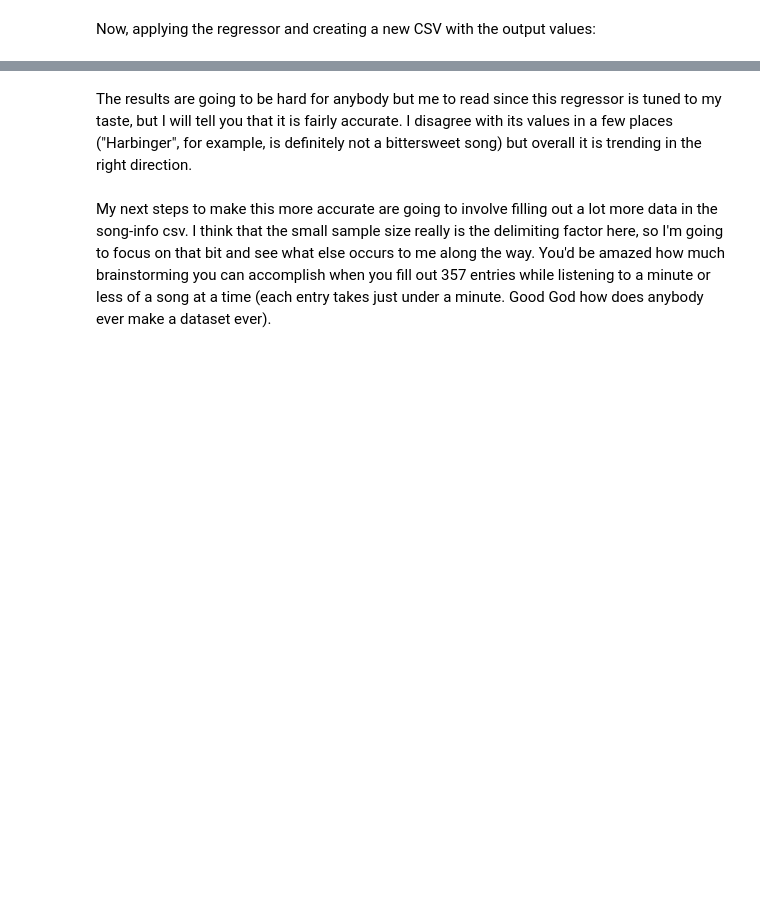
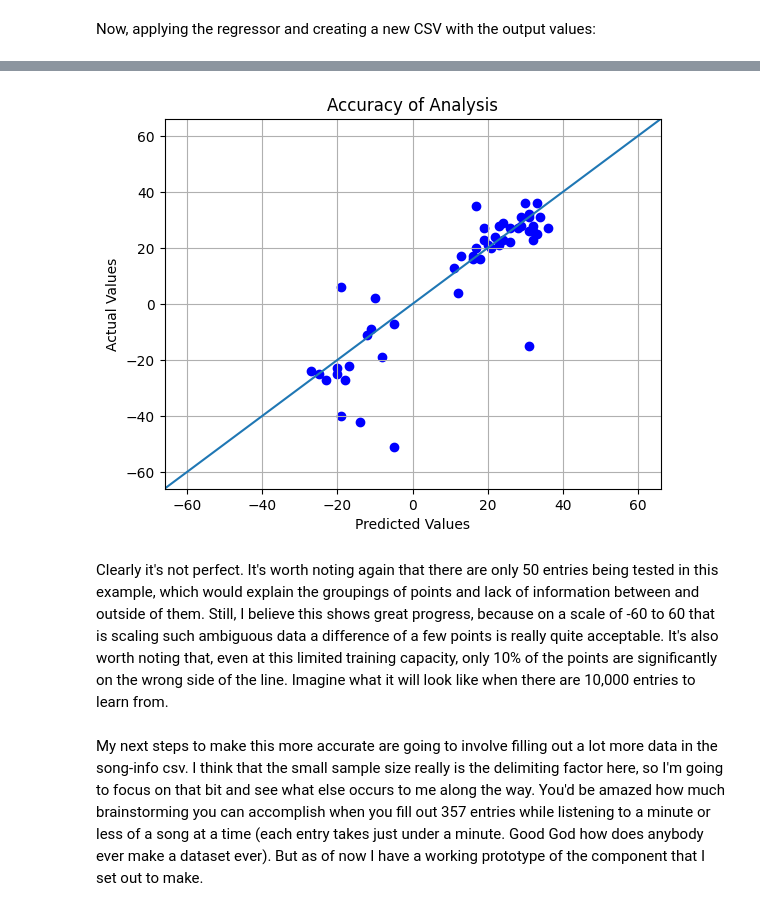
Before and after one commit to COSC5557/wildcard-project-arrangedcupid0, a Jupyter notebook: delphi.ipynb, the cells around one changed output, grey strips where cells are left out. Saved outputs shown, nothing was run; the diff lists cells and outputs as text; code cells hidden in the pictures; blank space fills up the shorter version.

```diff
--- a/delphi.ipynb
+++ b/delphi.ipynb
@@ -159,6 +158,9 @@ Now comes the fun part. I decided to go with a Random search, since my results f
 # %%
 from time import time #I want to know how long they take
 from sklearn.model_selection import RandomizedSearchCV, cross_val_score
+#
+import warnings
+warnings.filterwarnings("ignore")
 
 modelScore = 0
 modelName = ""
@@ -181,7 +183,6 @@ for model in models:
         modelScore = mean
         modelName = model
         bestParams = build(search,True).best_params_
-        randTime = totalTime
 
 
 print("\nThe best performing model was " + str(modelName) + " with the parameters " + str(bestParams) + " and an average r-squared score of " + str(modelScore))
@@ -204,0 +208,23 @@ First, to demonstrate that this dataset is what I say it is:
+# %%
+from skopt import BayesSearchCV
+
+i = 0
+for model in models:
+    currentTime = time()
+
+    #"inner loop" occurs here
+    search = BayesSearchCV(model, space[i], n_iter=50, scoring='r2', n_jobs=-1, cv=4)
+    #"outer loop" occurs here
+    mean = cross_val_score(search, features, target, scoring='r2', cv = 3).mean()
+
+    print("average r2 score: " + str(mean))
+    i = i + 1
+    totalTime = time() - currentTime
+    print(str(model) + " took " + str(totalTime) + " seconds.\n")
+    if(mean > modelScore):
+        modelScore = mean
+        modelName = model
+        bestParams = build(search,True).best_params_.astype(dict)
+
+
+print("\nThe best performing model was " + str(modelName) + " with the parameters " + str(bestParams) + " and an average r-squared score of " + str(modelScore))
@@ -241,4 +290,17 @@ read.head(10)
+# %%
+sampleTest = pd.read_csv("sample-vibe.csv", sep=",")
+
+plt.scatter(write["Vibe"], sampleTest, color='blue')
+plt.grid(True)
+x, y = [-60,-60], [60,60]
+plt.axline(x,y)
+plt.title("Accuracy of Analysis")
+plt.xlabel('Predicted Values')
+plt.ylabel('Actual Values')
+plt.show()
+# %% [output]
+[figure, added]
 # %% [markdown]
-The results are going to be hard for anybody but me to read since this regressor is tuned to my taste, but I will tell you that it is fairly accurate. I disagree with its values in a few places ("Harbinger", for example, is definitely not a bittersweet song) but overall it is trending in the right direction.\
+Clearly it's not perfect. It's worth noting again that there are only 50 entries being tested in this example, which would explain the groupings of points and lack of information between and outside of them. Still, I believe this shows great progress, because on a scale of -60 to 60 that is scaling such ambiguous data a difference of a few points is really quite acceptable. It's also worth noting that, even at this limited training capacity, only 10% of the points are significantly on the wrong side of the line. Imagine what it will look like when there are 10,000 entries to learn from.\
 \
-My next steps to make this more accurate are going to involve filling out a lot more data in the song-info csv. I think that the small sample size really is the delimiting factor here, so I'm going to focus on that bit and see what else occurs to me along the way. You'd be amazed how much brainstorming you can accomplish when you fill out 357 entries while listening to a minute or less of a song at a time (each entry takes just under a minute. Good God how does anybody ever make a dataset ever).
+My next steps to make this more accurate are going to involve filling out a lot more data in the song-info csv. I think that the small sample size really is the delimiting factor here, so I'm going to focus on that bit and see what else occurs to me along the way. You'd be amazed how much brainstorming you can accomplish when you fill out 357 entries while listening to a minute or less of a song at a time (each entry takes just under a minute. Good God how does anybody ever make a dataset ever). But as of now I have a working prototype of the component that I set out to make.
```
Also changed, not shown: parts of 12 cells of this notebook.
